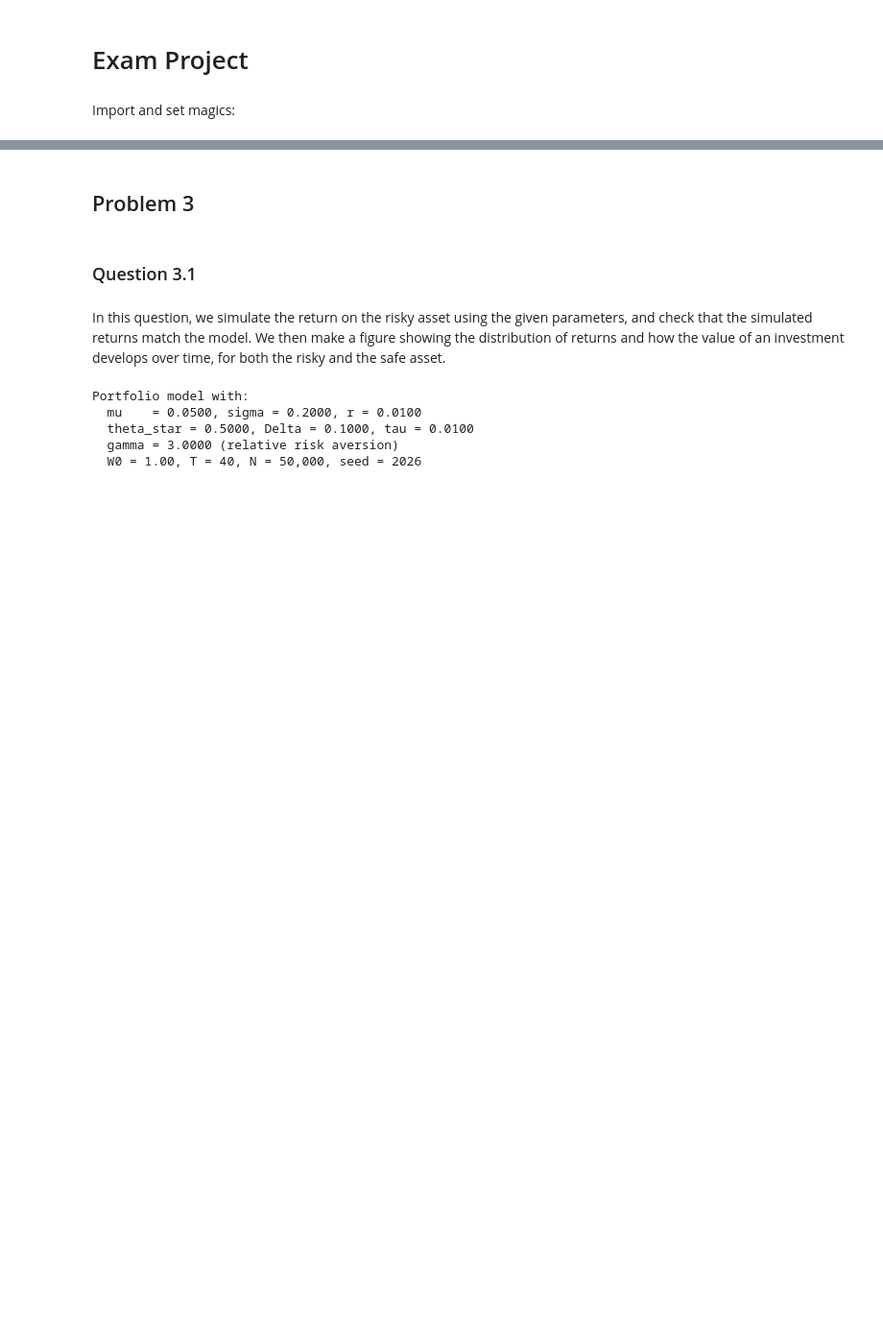
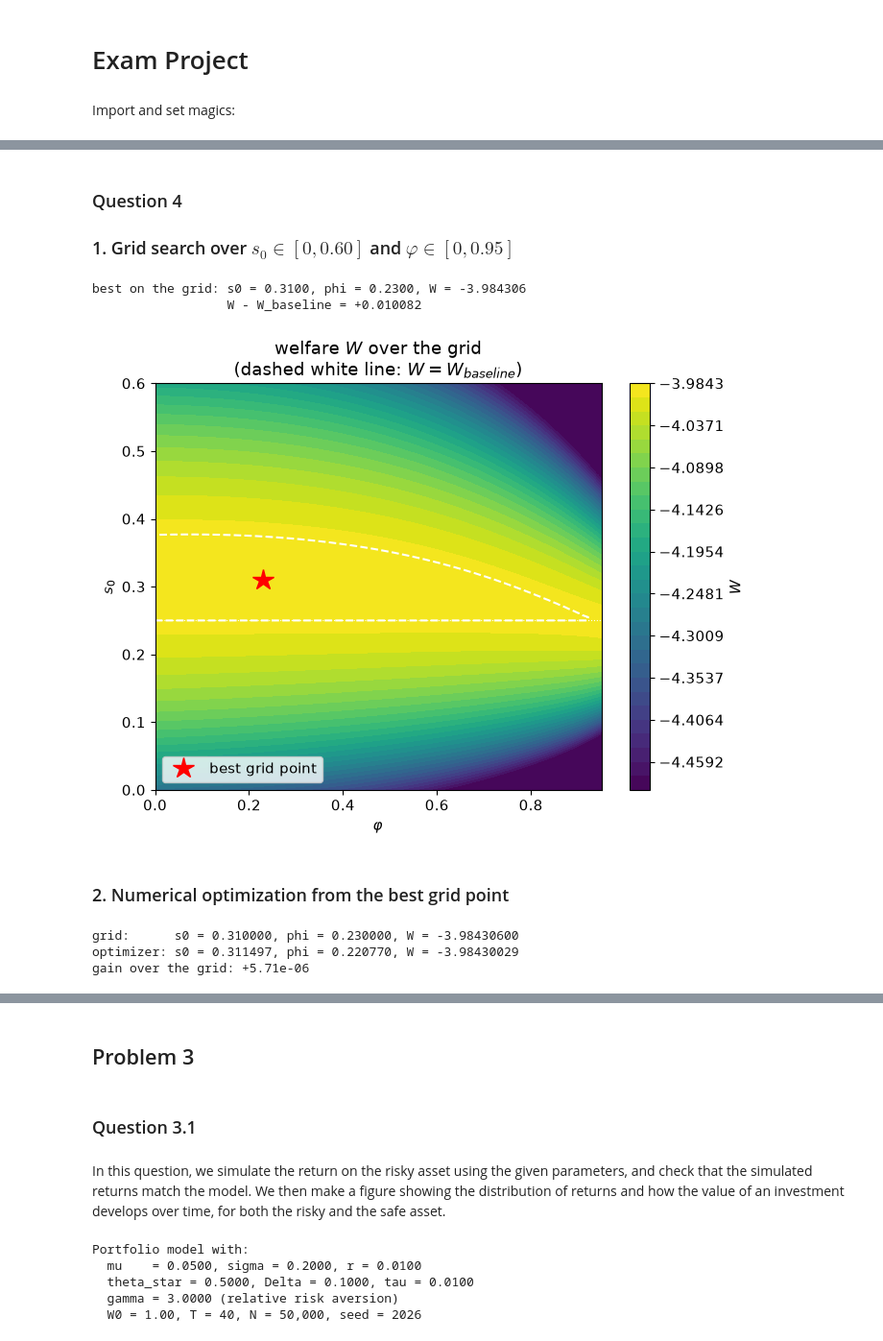
Before and after one commit to NumEconCopenhagen/projects-2025-philippa-ronya, a Jupyter notebook: 03_examproject/Examproject.ipynb, the cells around one changed output, grey strips where cells are left out. Shown at 96% size. Cells and saved outputs as stored; diff of their text form; code cells hidden in the pictures; blank space fills up the shorter version.

```diff
--- a/03_examproject/Examproject.ipynb
+++ b/03_examproject/Examproject.ipynb
@@ -16,0 +302,11 @@ import Problem1, Problem2
+# %%
+W_baseline = model.welfare(baseline['c'])
+
+rows = [{'s0':np.nan,'phi':np.nan,'W':W_baseline,'W - W_baseline':0.0}]
+for s0,phi in combos:
+    W = model.evaluate(s0,phi)
+    rows.append({'s0':s0,'phi':phi,'W':W,'W - W_baseline':W-W_baseline})
+
+table = pd.DataFrame(rows,index=['baseline']+[f'({s0:.2f},{phi:.2f})' for s0,phi in combos])
+display(table.style.format({'s0':'{:.2f}','phi':'{:.2f}','W':'{:.6f}','W - W_baseline':'{:+.6f}'},na_rep='-')
+             .background_gradient(subset=['W'],cmap='RdYlGn'))
@@ -16,0 +336,60 @@ import Problem1, Problem2
+# %% [markdown]
+### Question 4
+
+### 1. Grid search over $s_0\in[0,0.60]$ and $\varphi\in[0,0.95]$
+# %%
+s0_grid = np.linspace(0,0.60,121)
+phi_grid = np.linspace(0,0.95,96)
+
+W_grid = np.empty((s0_grid.size,phi_grid.size))
+for i,s0 in enumerate(s0_grid):
+    for j,phi in enumerate(phi_grid):
+        W_grid[i,j] = model.evaluate(s0,phi)
+
+# the best point on the grid
+i_best,j_best = np.unravel_index(np.argmax(W_grid),W_grid.shape)
+s0_grid_best,phi_grid_best = s0_grid[i_best],phi_grid[j_best]
+W_grid_best = W_grid[i_best,j_best]
+
+print(f'best on the grid: s0 = {s0_grid_best:.4f}, phi = {phi_grid_best:.4f}, W = {W_grid_best:.6f}')
+print(f'                  W - W_baseline = {W_grid_best-W_baseline:+.6f}')
+# %% [output]
+best on the grid: s0 = 0.3100, phi = 0.2300, W = -3.984306
+                  W - W_baseline = +0.010082
+# %%
+fig,ax = plt.subplots(figsize=(7.5,5.5))
+
+# clip the color scale, otherwise the very bad corner (s0 = 0) dominates
+levels = np.linspace(W_baseline-0.5,W_grid_best,30)
+cs = ax.contourf(phi_grid,s0_grid,np.clip(W_grid,levels[0],None),levels=levels,cmap='viridis')
+ax.contour(phi_grid,s0_grid,W_grid,levels=[W_baseline],colors='white',linewidths=1.5,linestyles='--')
+
+ax.plot(phi_grid_best,s0_grid_best,'r*',ms=16,label='best grid point')
+ax.axhline(par.s_bar,color='white',lw=0.8,ls=':')
+ax.set_xlabel('$\\varphi$'); ax.set_ylabel('$s_0$')
+ax.set_title('welfare $W$ over the grid\n(dashed white line: $W = W_{baseline}$)')
+ax.legend(loc='lower left')
+fig.colorbar(cs,ax=ax,label='$W$')
+ax.grid(False)
+plt.show()
+# %% [output]
+[figure, added]
+# %% [markdown]
+### 2. Numerical optimization from the best grid point
+# %%
+obj = lambda x: -model.evaluate(x[0],x[1]) # minimize -W
+
+result = optimize.minimize(obj,x0=[s0_grid_best,phi_grid_best],method='Nelder-Mead',
+                           bounds=[(0,0.999),(0,0.999)],
+                           options=dict(xatol=1e-10,fatol=1e-12,maxiter=10_000))
+
+s0_opt,phi_opt = result.x
+W_opt = -result.fun
+
+print(f'grid:      s0 = {s0_grid_best:.6f}, phi = {phi_grid_best:.6f}, W = {W_grid_best:.8f}')
+print(f'optimizer: s0 = {s0_opt:.6f}, phi = {phi_opt:.6f}, W = {W_opt:.8f}')
+print(f'gain over the grid: {W_opt-W_grid_best:+.2e}')
+# %% [output]
+grid:      s0 = 0.310000, phi = 0.230000, W = -3.98430600
+optimizer: s0 = 0.311497, phi = 0.220770, W = -3.98430029
+gain over the grid: +5.71e-06
```
Also changed, not shown: parts of 39 cells of this notebook.
